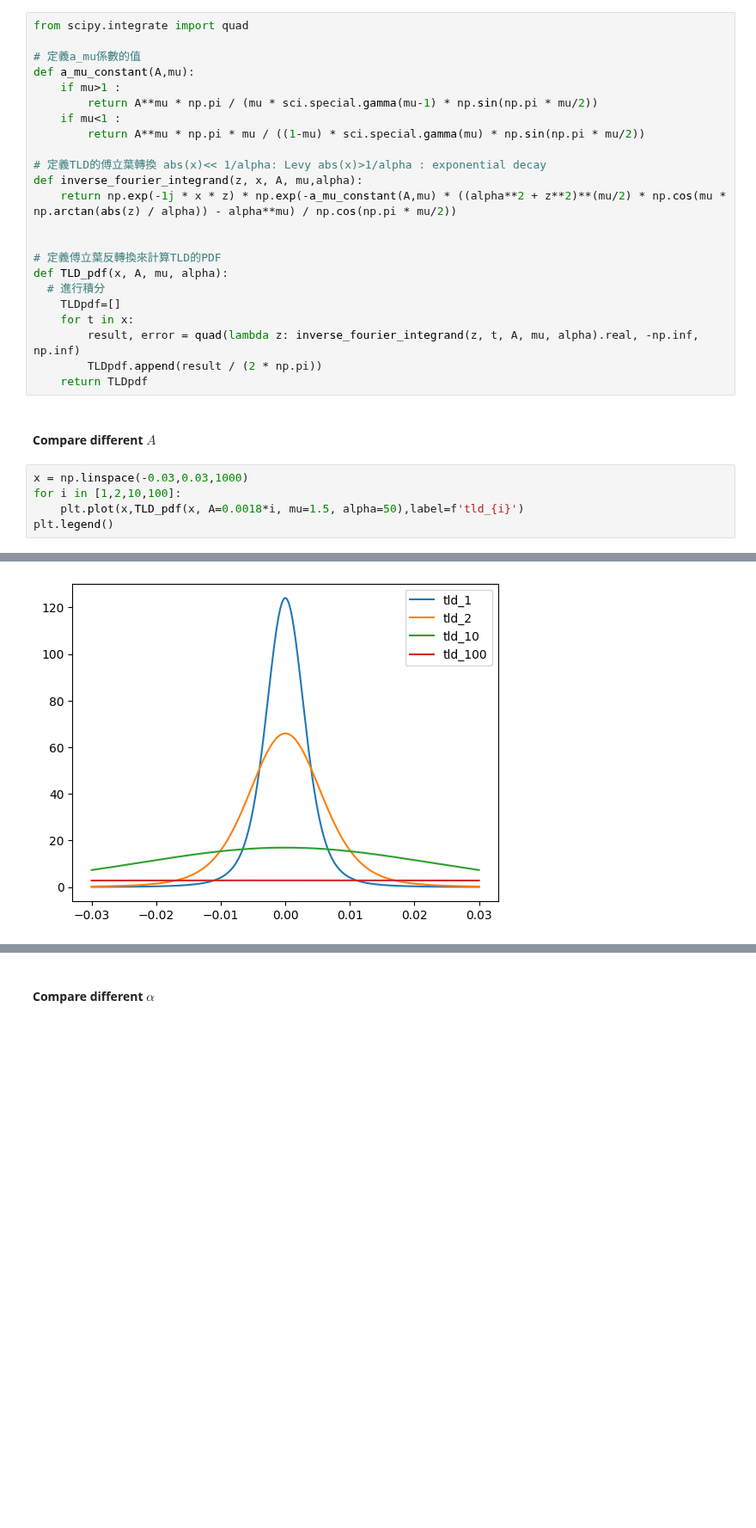
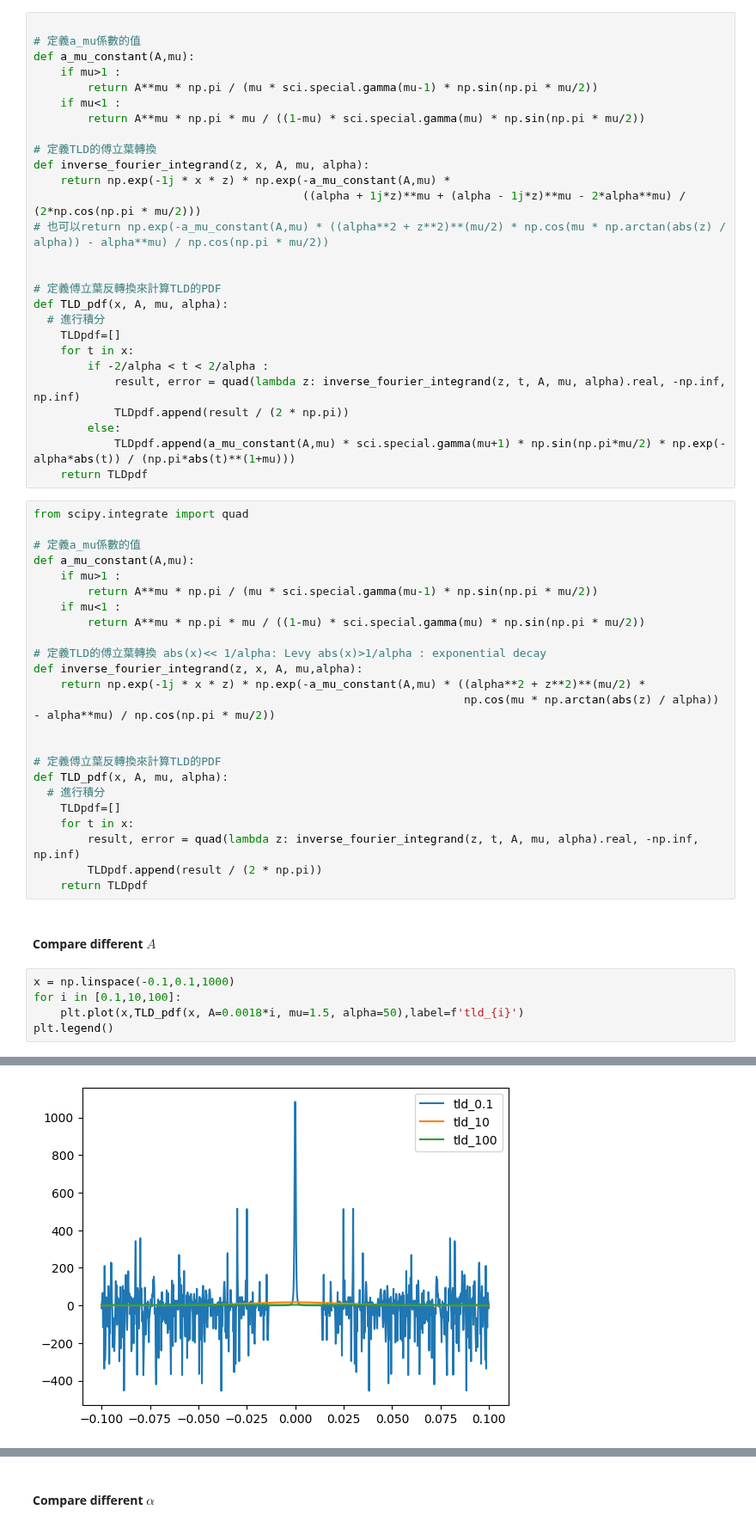
Before and after one commit to std92050/AMM, a Jupyter notebook: Examples and tools/XRP price stats exercise.ipynb, the cells around one changed output, grey strips where cells are left out. Shown at 86% size. Cells and saved outputs as stored; diff of their text form; blank space fills up the shorter version.

```diff
--- a/Examples and tools/XRP price stats exercise.ipynb
+++ b/Examples and tools/XRP price stats exercise.ipynb
@@ -34,6 +34,33 @@ r_array = np.diff( log_price_array)
 time = np.array([df.loc[t,'timestamp'] for t in range( len(df['timestamp']) ) ])
 # %% [markdown]
 ### Compute truncated Levy
+# %%
+
+# 定義a_mu係數的值
+def a_mu_constant(A,mu):
+    if mu>1 :
+        return A**mu * np.pi / (mu * sci.special.gamma(mu-1) * np.sin(np.pi * mu/2))
+    if mu<1 :
+        return A**mu * np.pi * mu / ((1-mu) * sci.special.gamma(mu) * np.sin(np.pi * mu/2))
+
+# 定義TLD的傅立葉轉換
+def inverse_fourier_integrand(z, x, A, mu, alpha):
+    return np.exp(-1j * x * z) * np.exp(-a_mu_constant(A,mu) *
+                                        ((alpha + 1j*z)**mu + (alpha - 1j*z)**mu - 2*alpha**mu) / (2*np.cos(np.pi * mu/2)))
+# 也可以return np.exp(-a_mu_constant(A,mu) * ((alpha**2 + z**2)**(mu/2) * np.cos(mu * np.arctan(abs(z) / alpha)) - alpha**mu) / np.cos(np.pi * mu/2))
+
+
+# 定義傅立葉反轉換來計算TLD的PDF
+def TLD_pdf(x, A, mu, alpha):
+  # 進行積分
+    TLDpdf=[]
+    for t in x:
+        if -2/alpha < t < 2/alpha :
+            result, error = quad(lambda z: inverse_fourier_integrand(z, t, A, mu, alpha).real, -np.inf, np.inf)
+            TLDpdf.append(result / (2 * np.pi))
+        else:
+            TLDpdf.append(a_mu_constant(A,mu) * sci.special.gamma(mu+1) * np.sin(np.pi*mu/2) * np.exp(-alpha*abs(t)) / (np.pi*abs(t)**(1+mu)))
+    return TLDpdf
 # %%
 from scipy.integrate import quad
 
@@ -46,7 +73,8 @@ def a_mu_constant(A,mu):
 
 # 定義TLD的傅立葉轉換 abs(x)<< 1/alpha: Levy abs(x)>1/alpha : exponential decay
 def inverse_fourier_integrand(z, x, A, mu,alpha):
-    return np.exp(-1j * x * z) * np.exp(-a_mu_constant(A,mu) * ((alpha**2 + z**2)**(mu/2) * np.cos(mu * np.arctan(abs(z) / alpha)) - alpha**mu) / np.cos(np.pi * mu/2))
+    return np.exp(-1j * x * z) * np.exp(-a_mu_constant(A,mu) * ((alpha**2 + z**2)**(mu/2) *
+                                                                np.cos(mu * np.arctan(abs(z) / alpha)) - alpha**mu) / np.cos(np.pi * mu/2))
 
 
 # 定義傅立葉反轉換來計算TLD的PDF
@@ -60,8 +88,8 @@ def TLD_pdf(x, A, mu, alpha):
 # %% [markdown]
 #### Compare different $A$
 # %%
-x = np.linspace(-0.03,0.03,1000)
-for i in [1,2,10,100]:
+x = np.linspace(-0.1,0.1,1000)
+for i in [0.1,10,100]:
     plt.plot(x,TLD_pdf(x, A=0.0018*i, mu=1.5, alpha=50),label=f'tld_{i}')
 plt.legend()
 # %% [output]
@@ -69 +102 @@ plt.legend()
-[figure, old version]
+[figure, new version]
```
Also changed, not shown: parts of 12 cells of this notebook, 3 other files.
